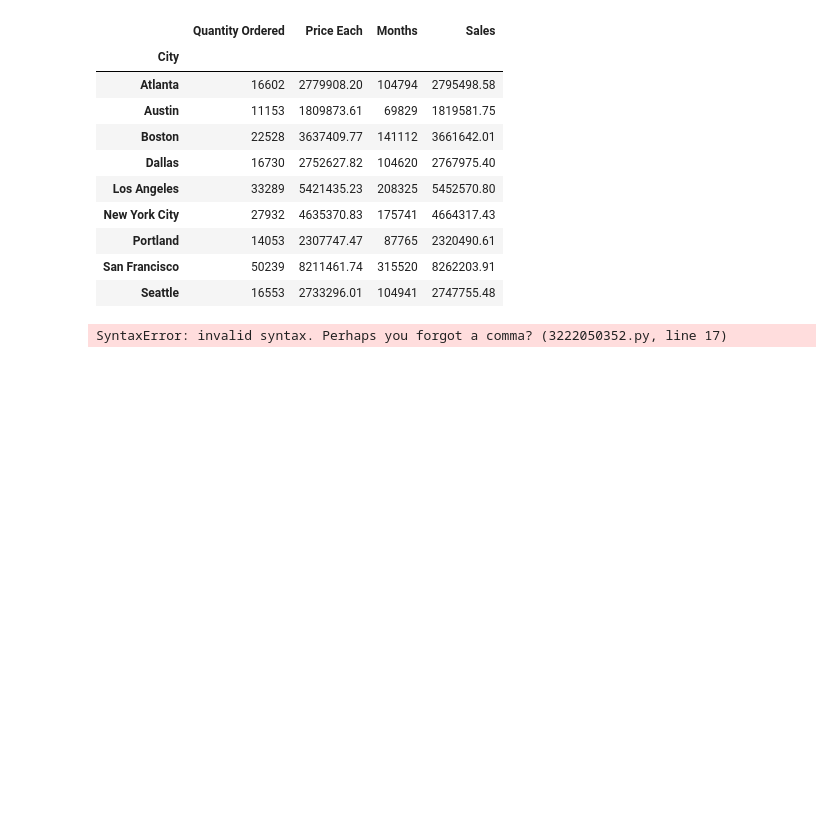
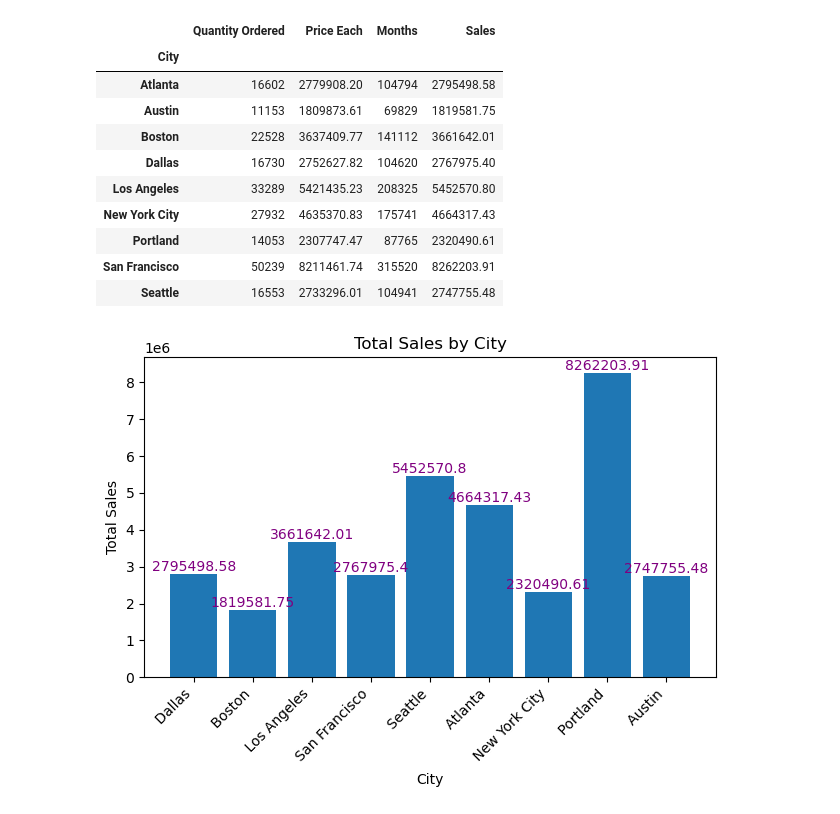
Before and after one commit to Vishnuprakashpp/Data_Science_Project, a Jupyter notebook: sales_project.ipynb, the cells around one changed output. Drawn from its saved outputs; the diff is of its cells as text; code cells hidden in the pictures; blank space fills up the shorter version.

```diff
--- a/sales_project.ipynb
+++ b/sales_project.ipynb
@@ -137,22 +139,22 @@ all_data.groupby('City').sum(numeric_only=True)
 # %%
 result2 = all_data.groupby('City').sum(numeric_only=True)
 city_names = pd.Series(all_data['City']).unique()
 def getrange(city_names):
     return [(i, city) for i, city in enumerate(city_names)]
 
 x_range = getrange(city_names)
 
 # Unpack the indices and city names for the x-axis ticks
 indices, cities = zip(*x_range)
 
 plt.bar(indices, result2['Sales'])
 plt.xlabel('City')
 plt.ylabel('Total Sales')
 plt.title('Total Sales by City')
 plt.xticks(indices, cities, rotation=45, ha='right')
 for i, value in enumerate(result2['Sales']):
-    plt.text(indices[i], value + 10, str(round(value, 2)), ha='center', va='bottom' color='yellow')# Set x-axis ticks to city names
+    plt.text(indices[i], value + 10, str(round(value, 2)), ha='center', va='bottom', color='purple')# Set x-axis ticks to city names
 plt.tight_layout()
 plt.show()
 # %% [output]
-SyntaxError: invalid syntax. Perhaps you forgot a comma? (3222050352.py, line 17)
+[figure, added]
```
Also changed, not shown: parts of 1 cell of this notebook, 1 other file.
